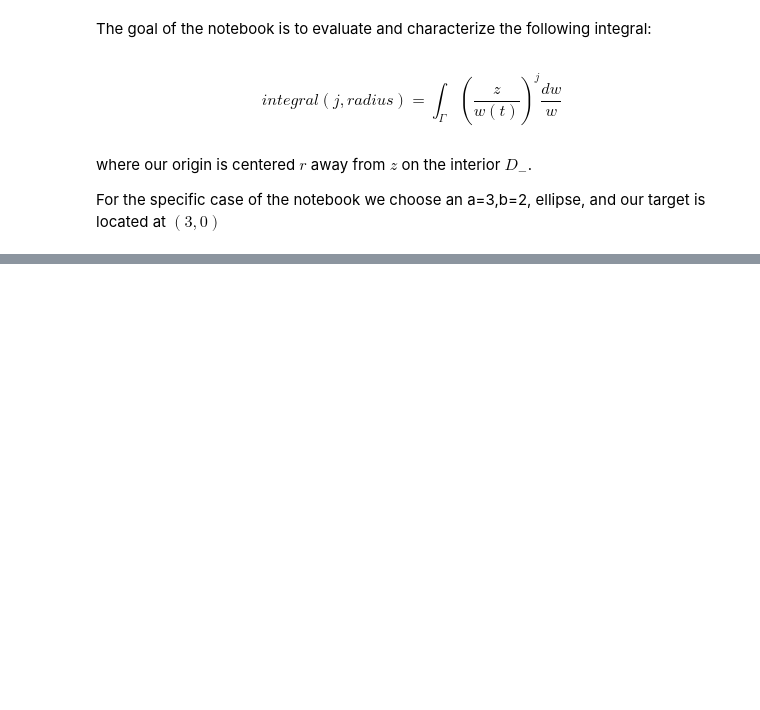
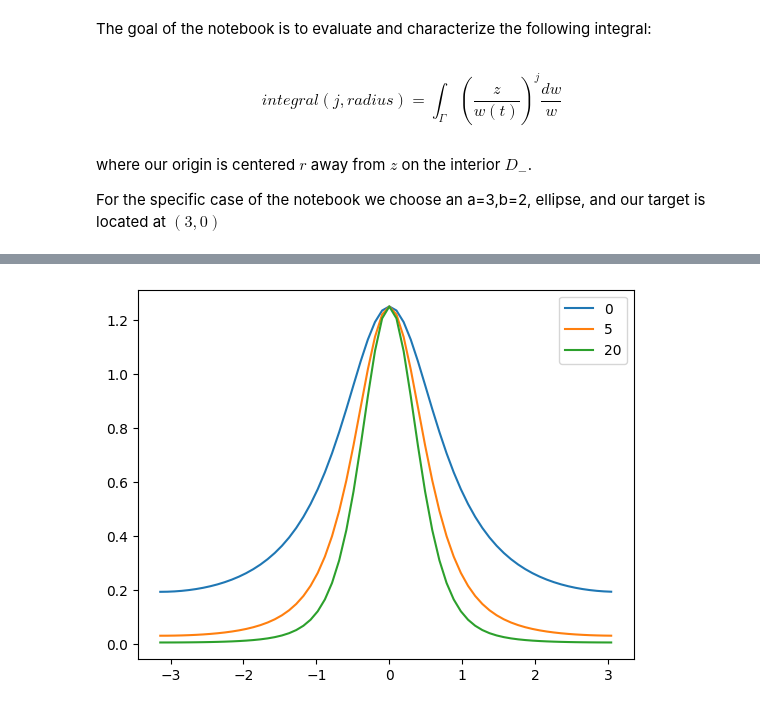
Before and after one commit to hirish99/QBX-Injectivity, a Jupyter notebook: ForwardsErrorBoundImprovement.ipynb, the cells around one changed output, grey strips where cells are left out. Drawn from its saved outputs; the diff is of its cells as text; code cells hidden in the pictures; blank space fills up the shorter version.

```diff
--- a/ForwardsErrorBoundImprovement.ipynb
+++ b/ForwardsErrorBoundImprovement.ipynb
@@ -38,6 +37,15 @@ np.sum(tangent_derivative(points)*weights)
 def f(t,j,radius=0.1):
     origin = np.array([3-radius, 0])
     return radius**j/np.linalg.norm(shape_ellipse(t) - origin[:,None],axis=0)**(j+1)
+# %%
+#Plot Integrand for a few orders:
+plt.plot(points, f(points, 0, radius = 0.8), label='0')
+plt.plot(points, f(points, 1, radius = 0.8), label='5')
+plt.plot(points, f(points, 2, radius = 0.8), label='20')
+plt.legend()
+plt.show()
+# %% [output]
+[figure, added]
 # %%
 #Integrate integrand for N orders at a given radius
 def integrate(N,radius,start=0):
```
Also changed, not shown: parts of 11 cells of this notebook.
